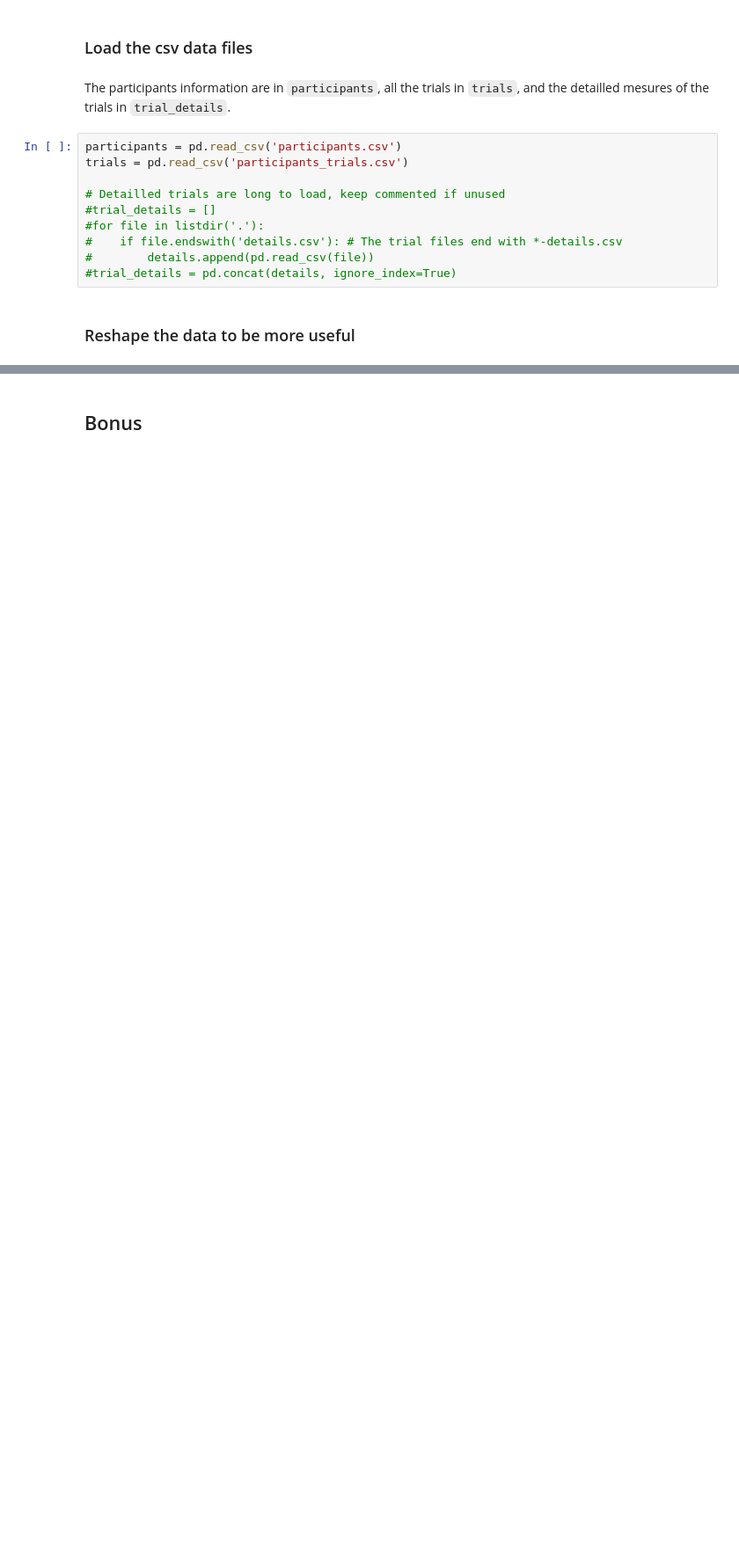
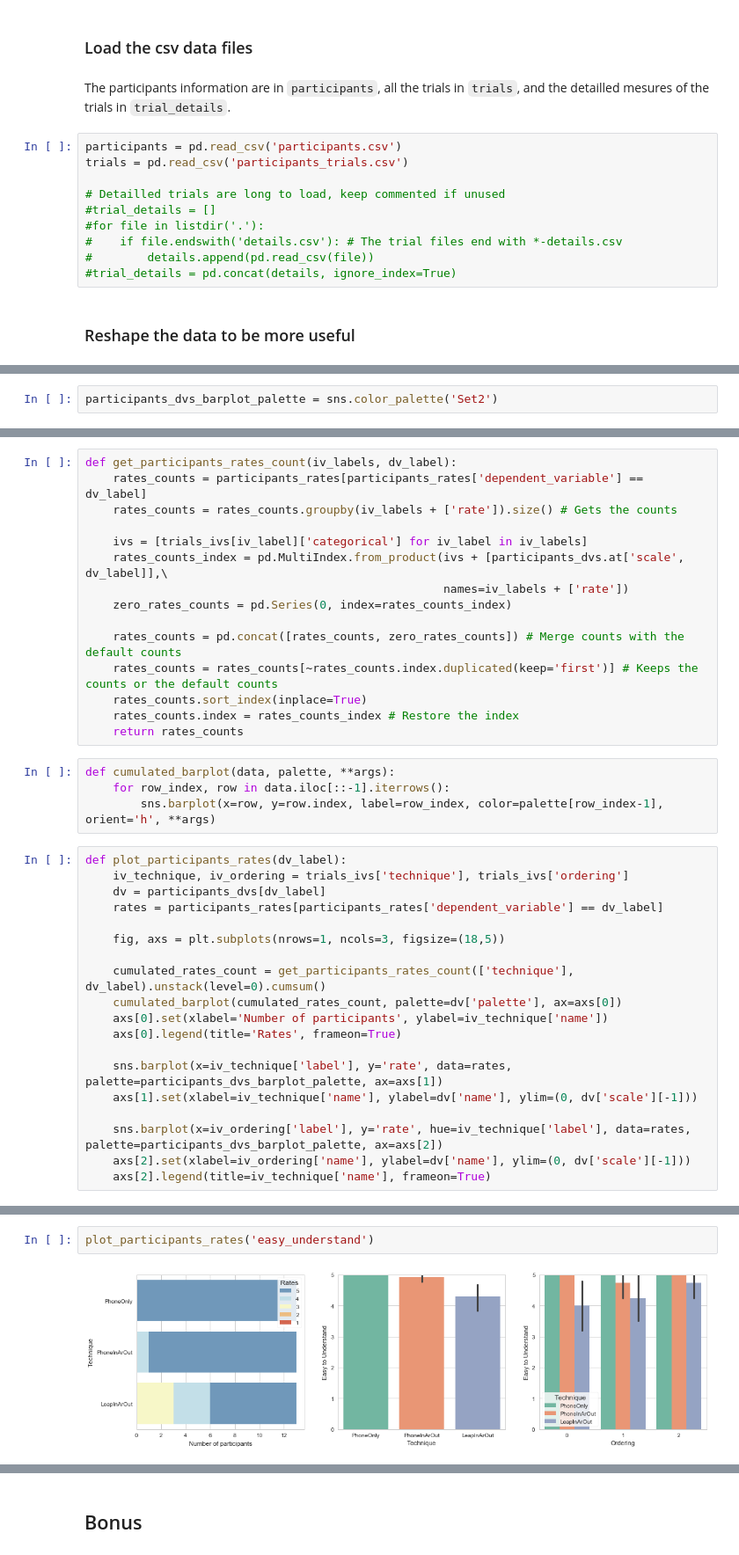
Before and after one commit to NormandErwan/HandheldVesadThesis, a Jupyter notebook: analysis/data_analysis.ipynb, the cells around one changed output, grey strips where cells are left out. Shown at 88% size. Saved outputs shown, nothing was run; the diff lists cells and outputs as text; blank space fills up the shorter version.

Commit message:
Maj les visualisations des données.

```diff
--- a/analysis/data_analysis.ipynb
+++ b/analysis/data_analysis.ipynb
@@ -200,0 +149,2 @@ sns.stripplot(x='participant_id', y='total_time', data=trials, jitter=True);
+# %%
+participants_dvs_barplot_palette = sns.color_palette('Set2')
@@ -200,0 +153,38 @@ sns.stripplot(x='participant_id', y='total_time', data=trials, jitter=True);
+# %%
+def get_participants_rates_count(iv_labels, dv_label):
+    rates_counts = participants_rates[participants_rates['dependent_variable'] == dv_label]
+    rates_counts = rates_counts.groupby(iv_labels + ['rate']).size() # Gets the counts
+
+    ivs = [trials_ivs[iv_label]['categorical'] for iv_label in iv_labels]
+    rates_counts_index = pd.MultiIndex.from_product(ivs + [participants_dvs.at['scale', dv_label]],\
+                                                    names=iv_labels + ['rate'])
+    zero_rates_counts = pd.Series(0, index=rates_counts_index)
+
+    rates_counts = pd.concat([rates_counts, zero_rates_counts]) # Merge counts with the default counts
+    rates_counts = rates_counts[~rates_counts.index.duplicated(keep='first')] # Keeps the counts or the default counts
+    rates_counts.sort_index(inplace=True)
+    rates_counts.index = rates_counts_index # Restore the index
+    return rates_counts
+# %%
+def cumulated_barplot(data, palette, **args):
+    for row_index, row in data.iloc[::-1].iterrows():
+        sns.barplot(x=row, y=row.index, label=row_index, color=palette[row_index-1], orient='h', **args)
+# %%
+def plot_participants_rates(dv_label):
+    iv_technique, iv_ordering = trials_ivs['technique'], trials_ivs['ordering']
+    dv = participants_dvs[dv_label]
+    rates = participants_rates[participants_rates['dependent_variable'] == dv_label]
+
+    fig, axs = plt.subplots(nrows=1, ncols=3, figsize=(18,5))
+
+    cumulated_rates_count = get_participants_rates_count(['technique'], dv_label).unstack(level=0).cumsum()
+    cumulated_barplot(cumulated_rates_count, palette=dv['palette'], ax=axs[0])
+    axs[0].set(xlabel='Number of participants', ylabel=iv_technique['name'])
+    axs[0].legend(title='Rates', frameon=True)
+
+    sns.barplot(x=iv_technique['label'], y='rate', data=rates, palette=participants_dvs_barplot_palette, ax=axs[1])
+    axs[1].set(xlabel=iv_technique['name'], ylabel=dv['name'], ylim=(0, dv['scale'][-1]))
+
+    sns.barplot(x=iv_ordering['label'], y='rate', hue=iv_technique['label'], data=rates, palette=participants_dvs_barplot_palette, ax=axs[2])
+    axs[2].set(xlabel=iv_ordering['name'], ylabel=dv['name'], ylim=(0, dv['scale'][-1]))
+    axs[2].legend(title=iv_technique['name'], frameon=True)
@@ -200,0 +199,4 @@ sns.stripplot(x='participant_id', y='total_time', data=trials, jitter=True);
+# %%
+plot_participants_rates('easy_understand')
+# %% [output]
+[figure, added]
```
Also changed, not shown: parts of 63 cells of this notebook, 1 other file.
